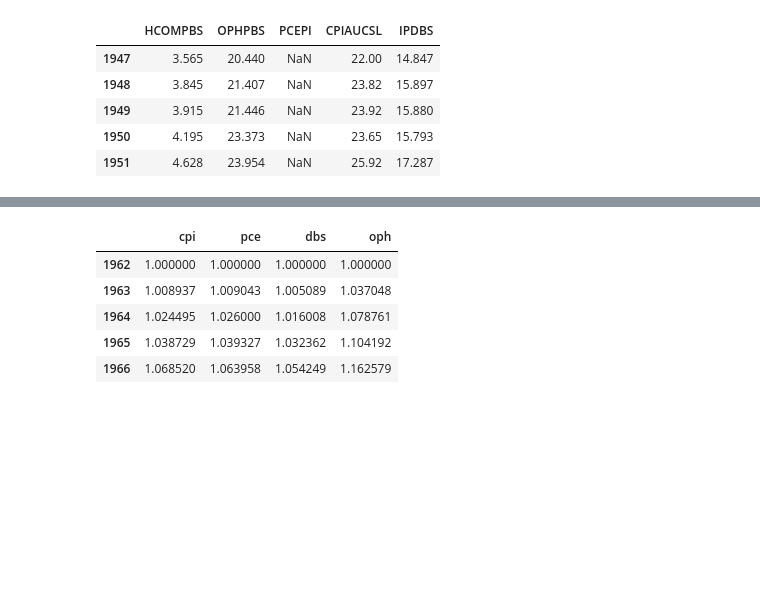
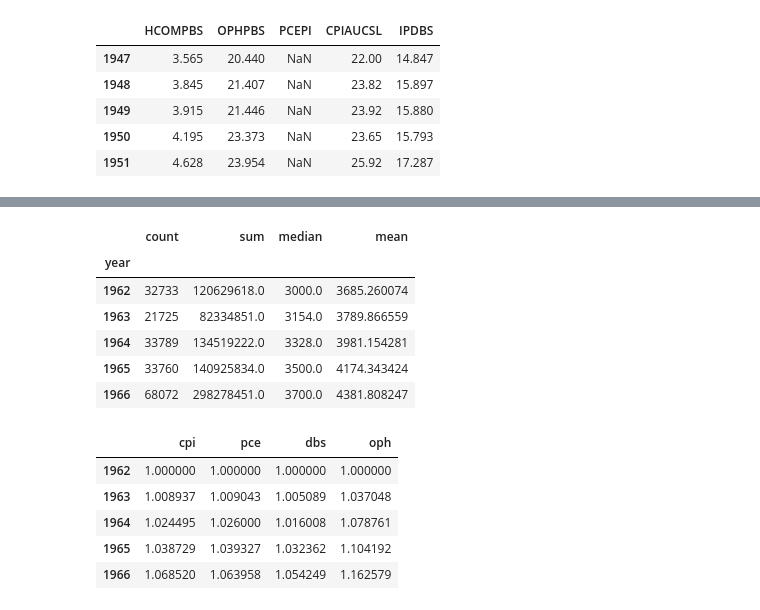
Before and after one commit to Spelkington/econometrics, a Jupyter notebook: assignment07/a07.ipynb, the cells around one changed output, grey strips where cells are left out. Cells and saved outputs as stored; diff of their text form; code cells hidden in the pictures; blank space fills up the shorter version.

```diff
--- a/assignment07/a07.ipynb
+++ b/assignment07/a07.ipynb
@@ -76,7 +76,7 @@ cps_df = cps_df[[
 
 wage_cols = [
     "incwage",
-    "incbus"-,
+    "incbus",
     "incfarm"
 ]
 
@@ -113,3 +112,10 @@ SyntaxError: invalid syntax (<ipython-input-38-e63ee1d77010>, line 11)
+|  | count | sum | median | mean |
+| year |  |  |  |  |
+| 1962 | 32733 | 120629618.0 | 3000.0 | 3685.260074 |
+| 1963 | 21725 | 82334851.0 | 3154.0 | 3789.866559 |
+| 1964 | 33789 | 134519222.0 | 3328.0 | 3981.154281 |
+| 1965 | 33760 | 140925834.0 | 3500.0 | 4174.343424 |
+| 1966 | 68072 | 298278451.0 | 3700.0 | 4381.808247 |
 # %%
 # Now, we need to deflate these figures to 1968 standards. We'll create a df
 # of index multipliers to do this.
```
Also changed, not shown: parts of 3 cells of this notebook, 4 other files.
